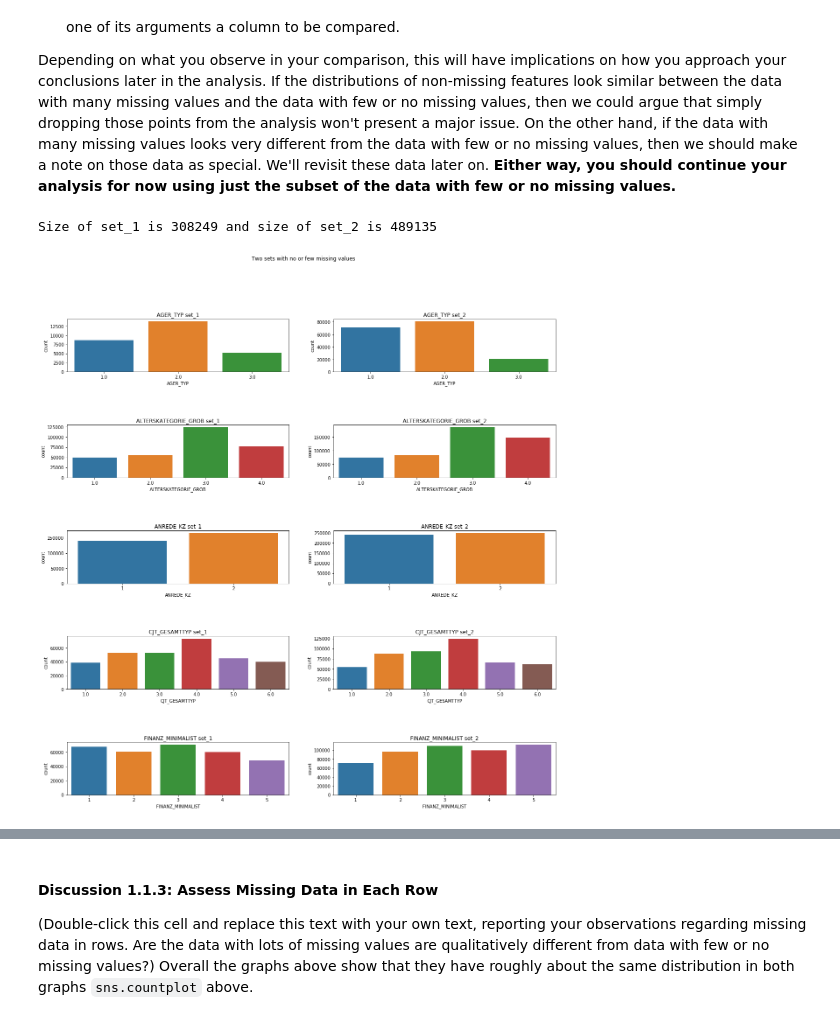
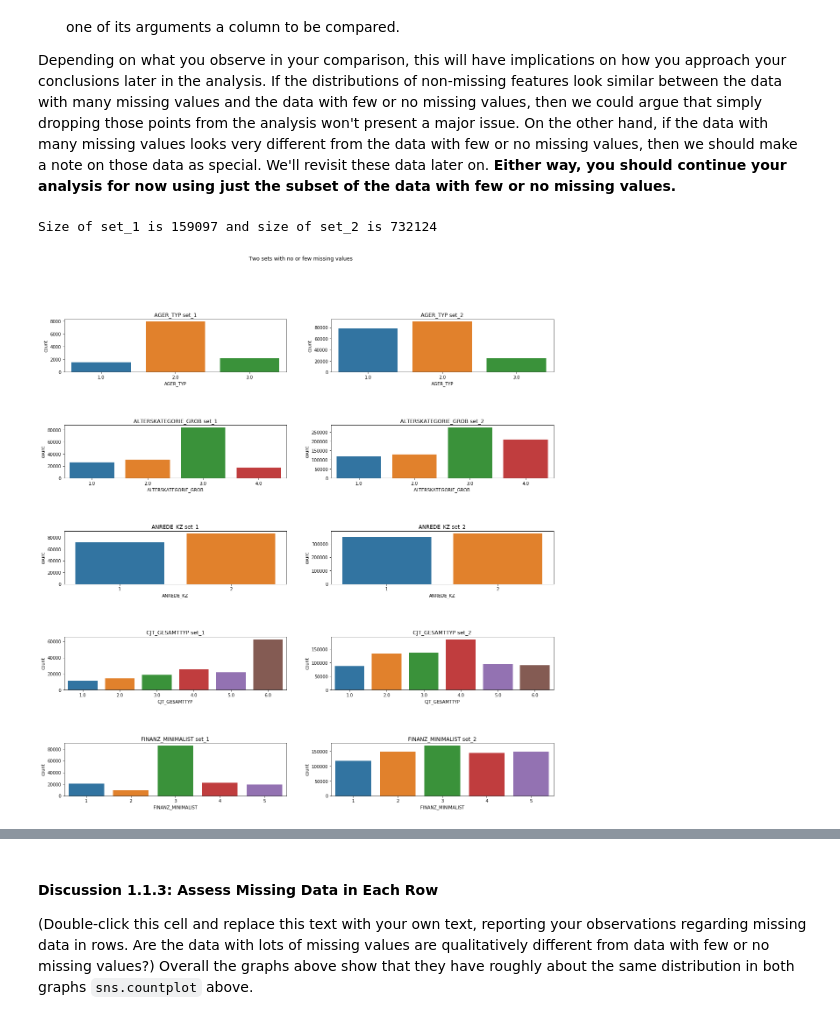
Before and after one commit to darrylbalderas/customer_unsupervised, a Jupyter notebook: Identify_Customer_Segments.ipynb, the cells around one changed output, grey strips where cells are left out. Cells and saved outputs as stored; diff of their text form; code cells hidden in the pictures.

```diff
--- a/Identify_Customer_Segments.ipynb
+++ b/Identify_Customer_Segments.ipynb
@@ -237,25 +237,25 @@ def index_greater_than_threshold(data, threshold):
 # %%
 # Compare the distribution of values for at least five columns where there are
 # no or few missing values, between the two subsets.
 
 def count_plot(set_1, set_2, title):
     print("Size of set_1 is {} and size of set_2 is {}".format(set_1.shape[0], set_2.shape[0]))
     columns = list(set_1.columns)[:5]
     fig, ax = plt.subplots(len(columns), 2, figsize=(20, 20))
     plt.subplots_adjust(hspace=1)
     fig.suptitle(title)
     for index, column in enumerate(columns):
         sns.countplot(x=column, data=set_1, ax=ax[index][0])
         ax[index][0].set_title("{} set_1".format(column))
     for index, column in enumerate(columns):
         sns.countplot(x=column, data=set_2, ax=ax[index][1])
         ax[index][1].set_title("{} set_2".format(column))
     fig.show()
 
-set_1, set_2 = create_two_sets(azdias, low_threshold = 5, high_threshold=30)
+set_1, set_2 = create_two_sets(azdias, low_threshold = 12, high_threshold=70)
 title = 'Two sets with no or few missing values'
 count_plot(set_1, set_2, title)
 # %% [output]
-Size of set_1 is 308249 and size of set_2 is 489135
+Size of set_1 is 159097 and size of set_2 is 732124
-[figure, old version]
+[figure, new version]
 # %%
```
Also changed, not shown: parts of 23 cells of this notebook, 1 other file.
